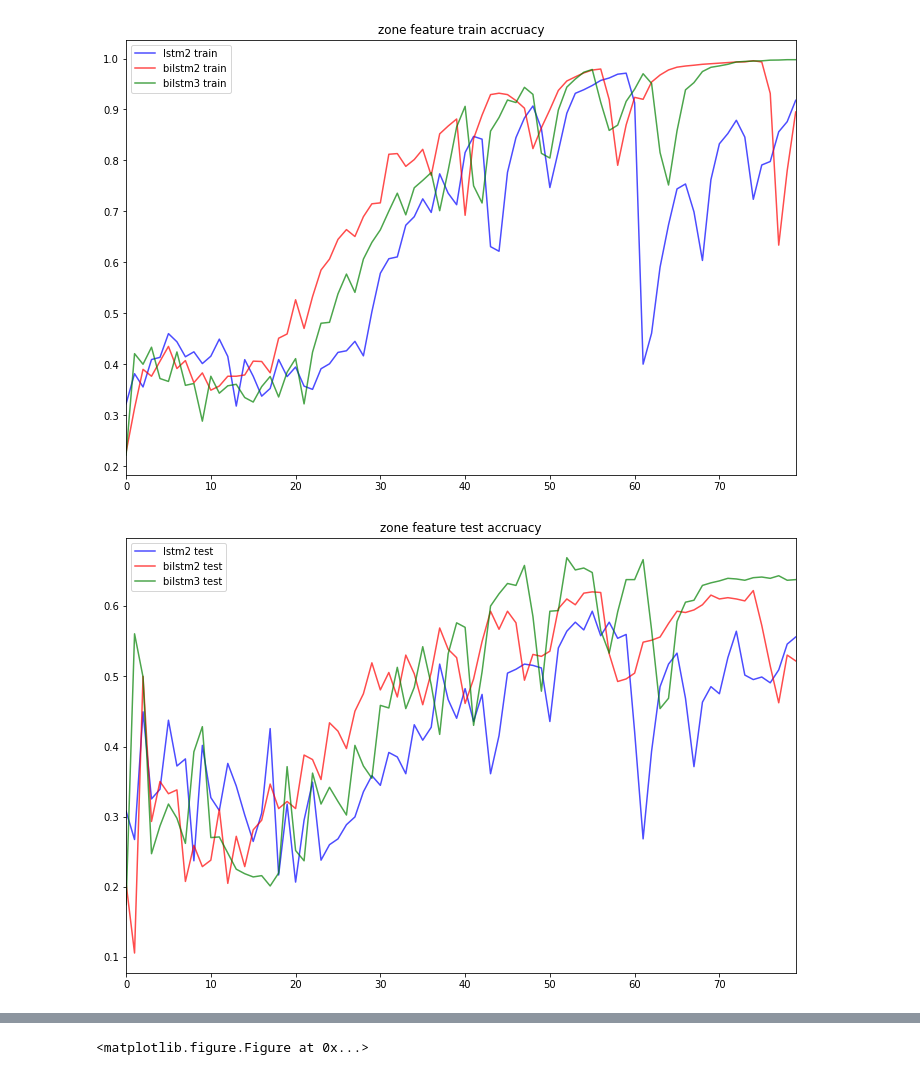
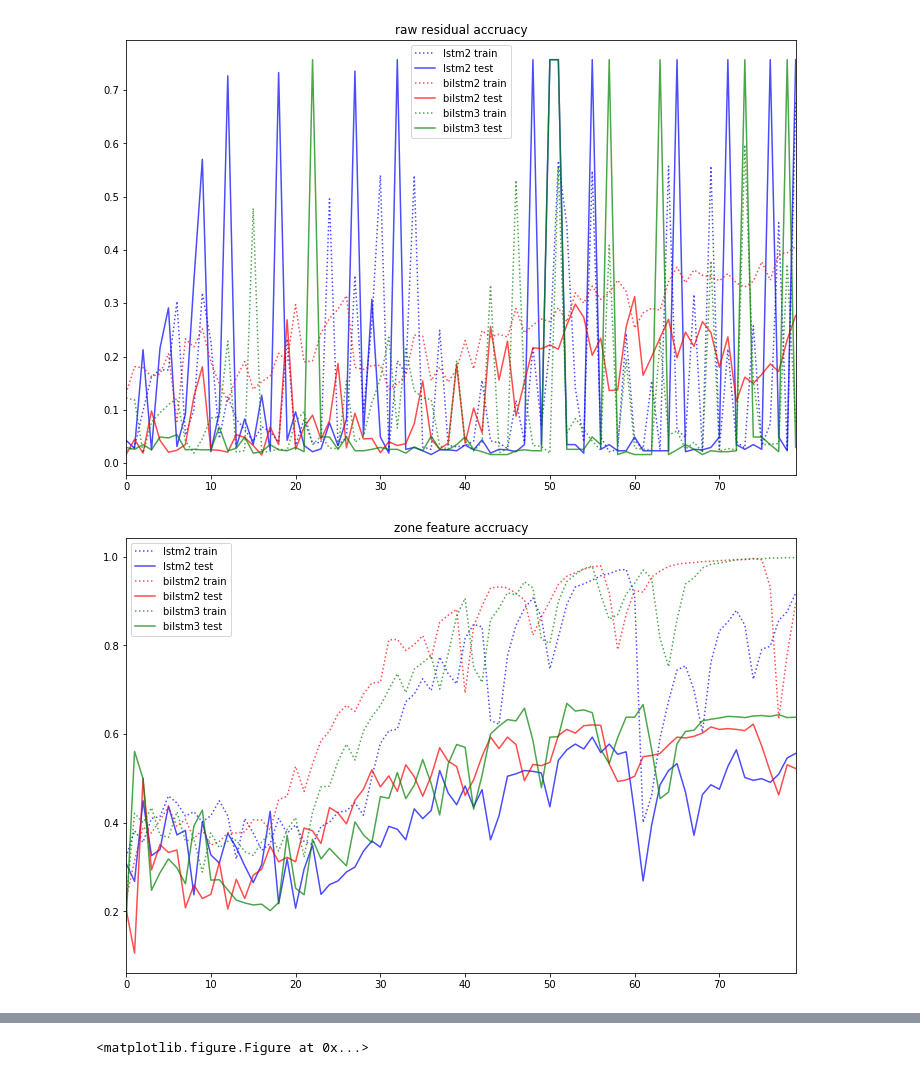
Before and after one commit to maks-ivanov/cs189_pairs_trading, a Jupyter notebook: evaluation.ipynb, the cells around one changed output, grey strips where cells are left out. Drawn from its saved outputs; the diff is of its cells as text; code cells hidden in the pictures.

Commit message:
collapsing graphs

```diff
--- a/evaluation.ipynb
+++ b/evaluation.ipynb
@@ -61,13 +61,13 @@ all_evaluations = []
 for ds in datasets.values():
     all_evaluations += ds.values()
 # %%
-# plt.figure(figsize=figsize)
-# for model_name, df in raw_res.items():
-#     df['categorical_accuracy'].plot(label = model_name+' train', color=colors[model_name], alpha=.7)
-#     #df['val_categorical_accuracy'].plot(label = model_name + ' test', color=colors[model_name], style='-.')
-# plt.title('raw residual train accruacy')
-# plt.legend()
-# plt.show()
+plt.figure(figsize=figsize)
+for model_name, df in raw_res.items():
+    df['categorical_accuracy'].plot(label = model_name+' train', color=colors[model_name], alpha=.7, style=':')
+    df['val_categorical_accuracy'].plot(label = model_name + ' test', color=colors[model_name],alpha=.7)
+plt.title('raw residual accruacy')
+plt.legend()
+plt.show()
 
 # plt.figure(figsize=figsize)
 # for model_name, df in raw_res.items():
@@ -76,23 +76,24 @@ for ds in datasets.values():
 # plt.title('raw residual test accruacy')
 # plt.legend()
 # plt.show()
+# %% [output]
+[figure, added]
 # %%
 plt.figure(figsize=figsize)
 for model_name, df in zone_feat.items():
-    df['categorical_accuracy'].plot(label = model_name+' train', color=colors[model_name], alpha=.7)
-    #df['val_categorical_accuracy'].plot(label = model_name + ' test', color=colors[model_name], style='-.')
-plt.title('zone feature train accruacy')
+    df['categorical_accuracy'].plot(label = model_name+' train', color=colors[model_name],style=':', alpha=.7)
+    df['val_categorical_accuracy'].plot(label = model_name + ' test', color=colors[model_name], alpha=.7)
+plt.title('zone feature accruacy')
 plt.legend()
 plt.show()
 
-plt.figure(figsize=figsize)
-for model_name, df in zone_feat.items():
-    #df['categorical_accuracy'].plot(label = model_name+' train', color=colors[model_name], alpha=.5)
-    df['val_categorical_accuracy'].plot(label = model_name + ' test', color=colors[model_name], alpha=.7)
-plt.title('zone feature test accruacy')
-plt.legend()
-plt.show()
+# plt.figure(figsize=figsize)
+# for model_name, df in zone_feat.items():
+#     #df['categorical_accuracy'].plot(label = model_name+' train', color=colors[model_name], alpha=.5)
+#     df['val_categorical_accuracy'].plot(label = model_name + ' test', color=colors[model_name], alpha=.7)
+# plt.title('zone feature test accruacy')
+# plt.legend()
+# plt.show()
 # %% [output]
-[figure, old version]
+[figure, new version]
-[figure, removed]
 # %%
```
Also changed, not shown: parts of 3 cells of this notebook.
